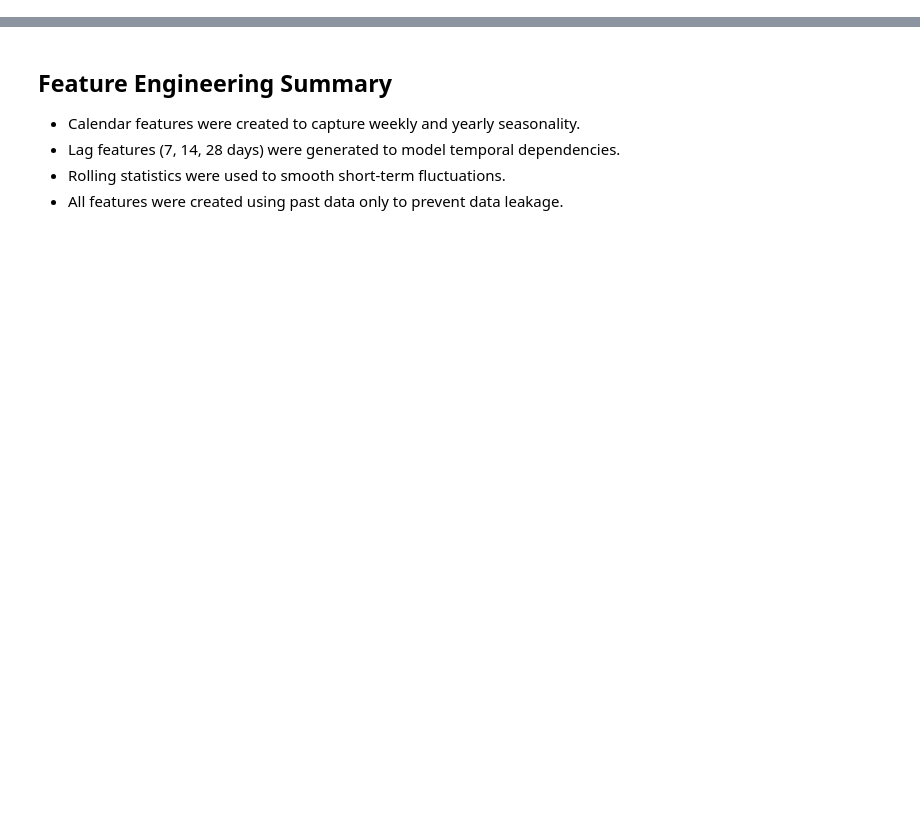
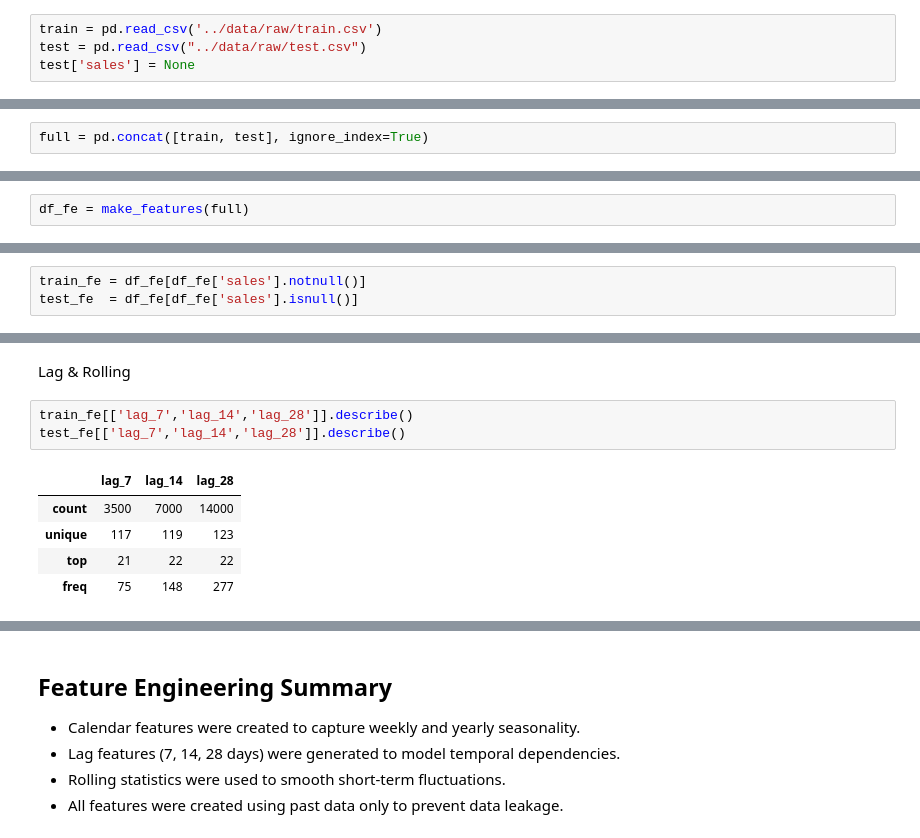
Before and after one commit to RifqiCah/demand-forecasting-mlops, a Jupyter notebook: notebooks/02_feature_engineering.ipynb, the cells around one changed output, grey strips where cells are left out. Drawn from its saved outputs; the diff is of its cells as text; blank space fills up the shorter version.

```diff
--- a/notebooks/02_feature_engineering.ipynb
+++ b/notebooks/02_feature_engineering.ipynb
@@ -80,0 +11,4 @@ train_df_fe.head()
+# %%
+train = pd.read_csv('../data/raw/train.csv')
+test = pd.read_csv("../data/raw/test.csv")
+test['sales'] = None
@@ -80,0 +17,2 @@ train_df_fe.head()
+# %%
+full = pd.concat([train, test], ignore_index=True)
@@ -80,0 +21,2 @@ train_df_fe.head()
+# %%
+df_fe = make_features(full)
@@ -80,0 +25,3 @@ train_df_fe.head()
+# %%
+train_fe = df_fe[df_fe['sales'].notnull()]
+test_fe  = df_fe[df_fe['sales'].isnull()]
@@ -80,0 +90,11 @@ train_df_fe.head()
+# %% [markdown]
+Lag & Rolling
+# %%
+train_fe[['lag_7','lag_14','lag_28']].describe()
+test_fe[['lag_7','lag_14','lag_28']].describe()
+# %% [output]
+|  | lag_7 | lag_14 | lag_28 |
+| count | 3500 | 7000 | 14000 |
+| unique | 117 | 119 | 123 |
+| top | 21 | 22 | 22 |
+| freq | 75 | 148 | 277 |
```
Also changed, not shown: parts of 33 cells of this notebook, 10 other files.
